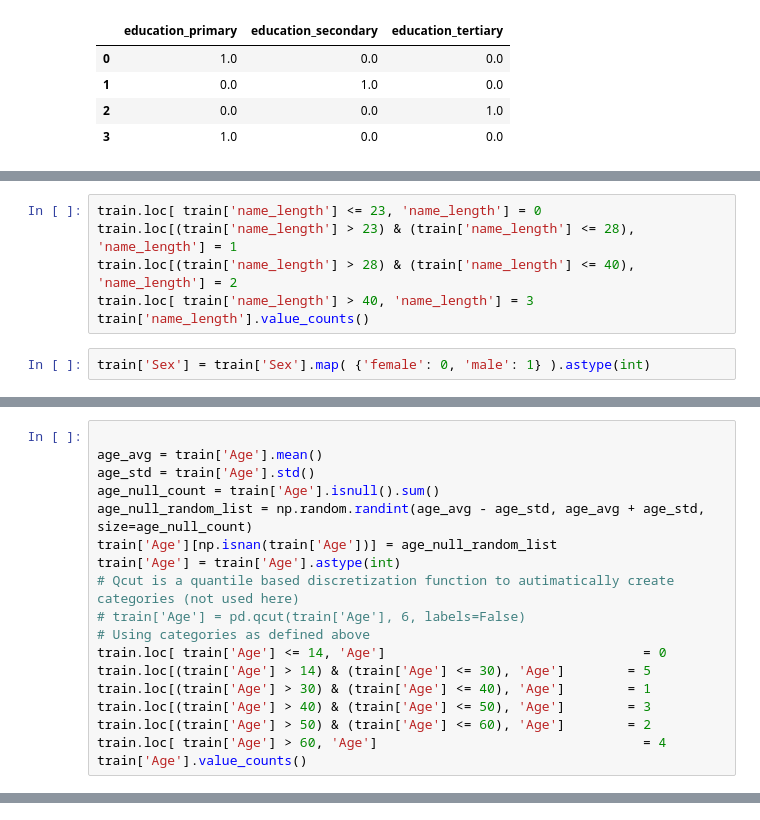
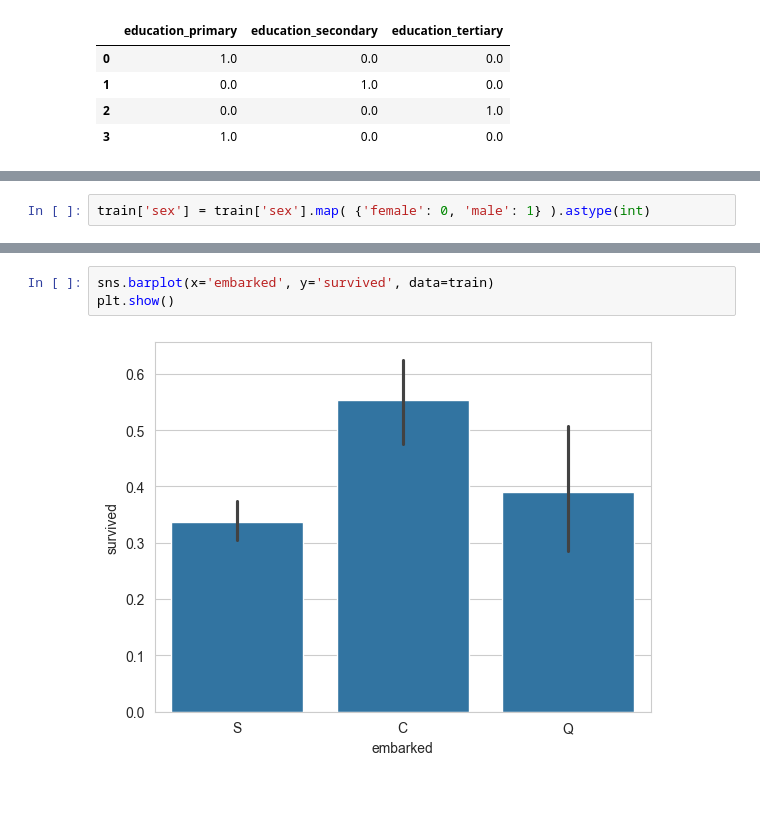
Before and after one commit to xiangshiyin/machine-learning-for-actuarial-science, a Jupyter notebook: 2025-spring/week05/notebook/demo.ipynb, the cells around one changed output, grey strips where cells are left out. Saved outputs shown, nothing was run; the diff lists cells and outputs as text; blank space fills up the shorter version.

```diff
--- a/2025-spring/week05/notebook/demo.ipynb
+++ b/2025-spring/week05/notebook/demo.ipynb
@@ -535,8 +517,0 @@ plt.show()
-# %%
-train.loc[ train['name_length'] <= 23, 'name_length'] = 0
-train.loc[(train['name_length'] > 23) & (train['name_length'] <= 28), 'name_length'] = 1
-train.loc[(train['name_length'] > 28) & (train['name_length'] <= 40), 'name_length'] = 2
-train.loc[ train['name_length'] > 40, 'name_length'] = 3
-train['name_length'].value_counts()
-# %%
-train['Sex'] = train['Sex'].map( {'female': 0, 'male': 1} ).astype(int)
@@ -548,18 +517,0 @@ plt.show()
-# %%
-
-age_avg = train['Age'].mean()
-age_std = train['Age'].std()
-age_null_count = train['Age'].isnull().sum()
-age_null_random_list = np.random.randint(age_avg - age_std, age_avg + age_std, size=age_null_count)
-train['Age'][np.isnan(train['Age'])] = age_null_random_list
-train['Age'] = train['Age'].astype(int)
-# Qcut is a quantile based discretization function to autimatically create categories (not used here)
-# train['Age'] = pd.qcut(train['Age'], 6, labels=False)
-# Using categories as defined above
-train.loc[ train['Age'] <= 14, 'Age'] 						          = 0
-train.loc[(train['Age'] > 14) & (train['Age'] <= 30), 'Age']        = 5
-train.loc[(train['Age'] > 30) & (train['Age'] <= 40), 'Age']        = 1
-train.loc[(train['Age'] > 40) & (train['Age'] <= 50), 'Age']        = 3
-train.loc[(train['Age'] > 50) & (train['Age'] <= 60), 'Age']        = 2
-train.loc[ train['Age'] > 60, 'Age'] 							      = 4
-train['Age'].value_counts()
@@ -732,0 +526,2 @@ grid.add_legend();
+# %%
+train['sex'] = train['sex'].map( {'female': 0, 'male': 1} ).astype(int)
@@ -732,0 +633,5 @@ grid.add_legend();
+# %%
+sns.barplot(x='embarked', y='survived', data=train)
+plt.show()
+# %% [output]
+[figure, added]
```
Also changed, not shown: parts of 71 cells of this notebook.
